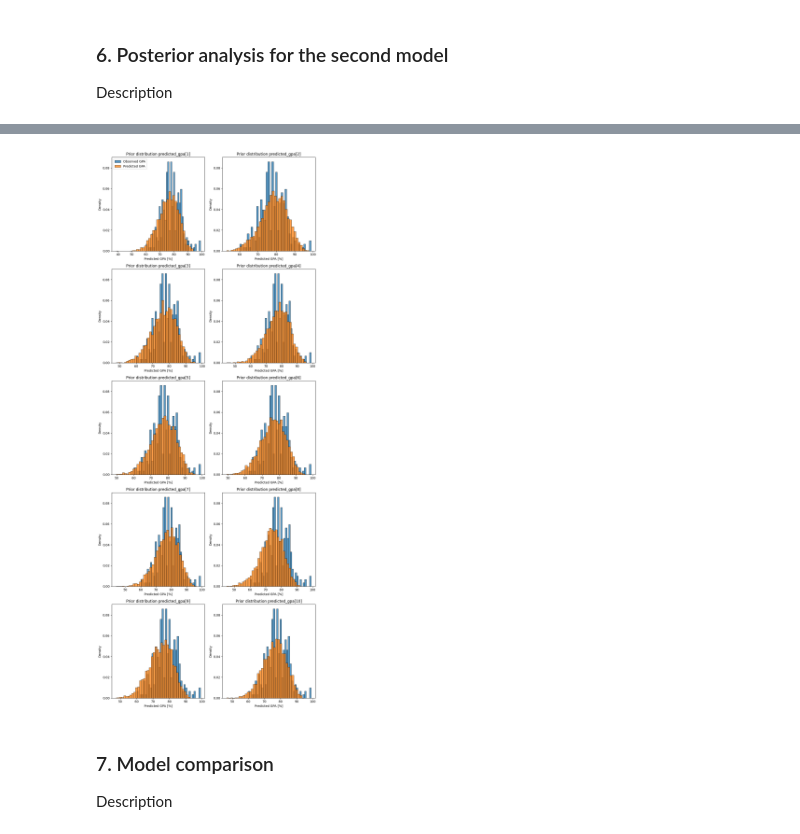
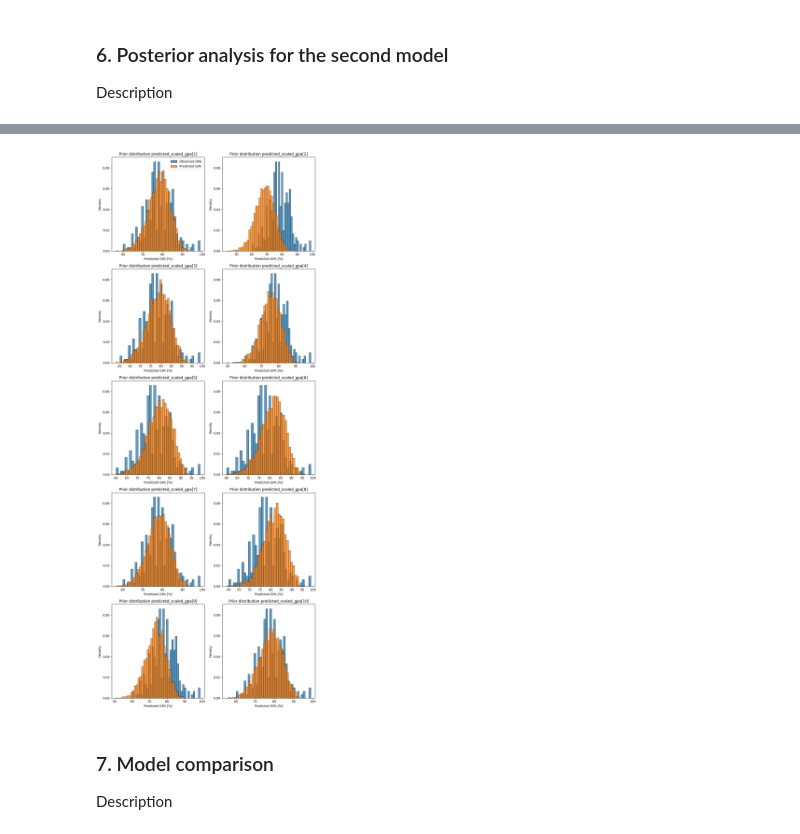
Before and after one commit to DanielJurkowski/DataAnalyticsProject, a Jupyter notebook: notebook.ipynb, the cells around one changed output, grey strips where cells are left out. Cells and saved outputs as stored; diff of their text form; code cells hidden in the pictures.

```diff
--- a/notebook.ipynb
+++ b/notebook.ipynb
@@ -675,12 +659,13 @@ Description
 # %%
 posterior_model_2 = CmdStanModel(stan_file='src/posterior_model_2.stan')
 
+scaled_gpa = data['Current GPA'][indexes] / 100
 
 data_fit = {'N': 10,
             'hours': (data['Studying hours'][indexes]),
             'hangouts': (data['Hangouts'][indexes]),
             'drinks': data['Drinks'][indexes],
-            'gpa': data['Current GPA'][indexes]}
+            'scaled_gpa': scaled_gpa}
 
 model_fit_2 = posterior_model_2.sample(data=data_fit, seed=2024)
 
@@ -714,25 +704,25 @@ Consider re-running with show_console=True if the above output is unclear!
 # %%
-columns = [f'predicted_gpa[{i+1}]' for i in range(10)]
+columns = [f'predicted_scaled_gpa[{i+1}]' for i in range(10)]
 
 fig, axes = plt.subplots(5, 2, figsize=(10, 25))
 
 for i, column in enumerate(columns):
     row = i // 2
     col = i % 2
     ax = axes[row, col]
 
     sns.histplot(data['Current GPA'], ax=ax, bins=len(data['Current GPA'].unique()), stat='density')
-    sns.histplot(df_4[column], ax=ax, bins=len(data['Current GPA'].unique()), stat='density')
+    sns.histplot(df_4[column] * 100, ax=ax, bins=len(data['Current GPA'].unique()), stat='density')
 
     ax.set_title(f'Prior distribution {column}')
     ax.set_xlabel('Predicted GPA [%]')
     if i == 0:
         ax.legend(['Observed GPA', 'Predicted GPA'])
 
 plt.tight_layout()
 plt.show()
 # %% [output]
-[figure, old version]
+[figure, new version]
 # %% [markdown]
 ### 7. Model comparison
 Description
```
Also changed, not shown: parts of 13 cells of this notebook, 6 other files.
